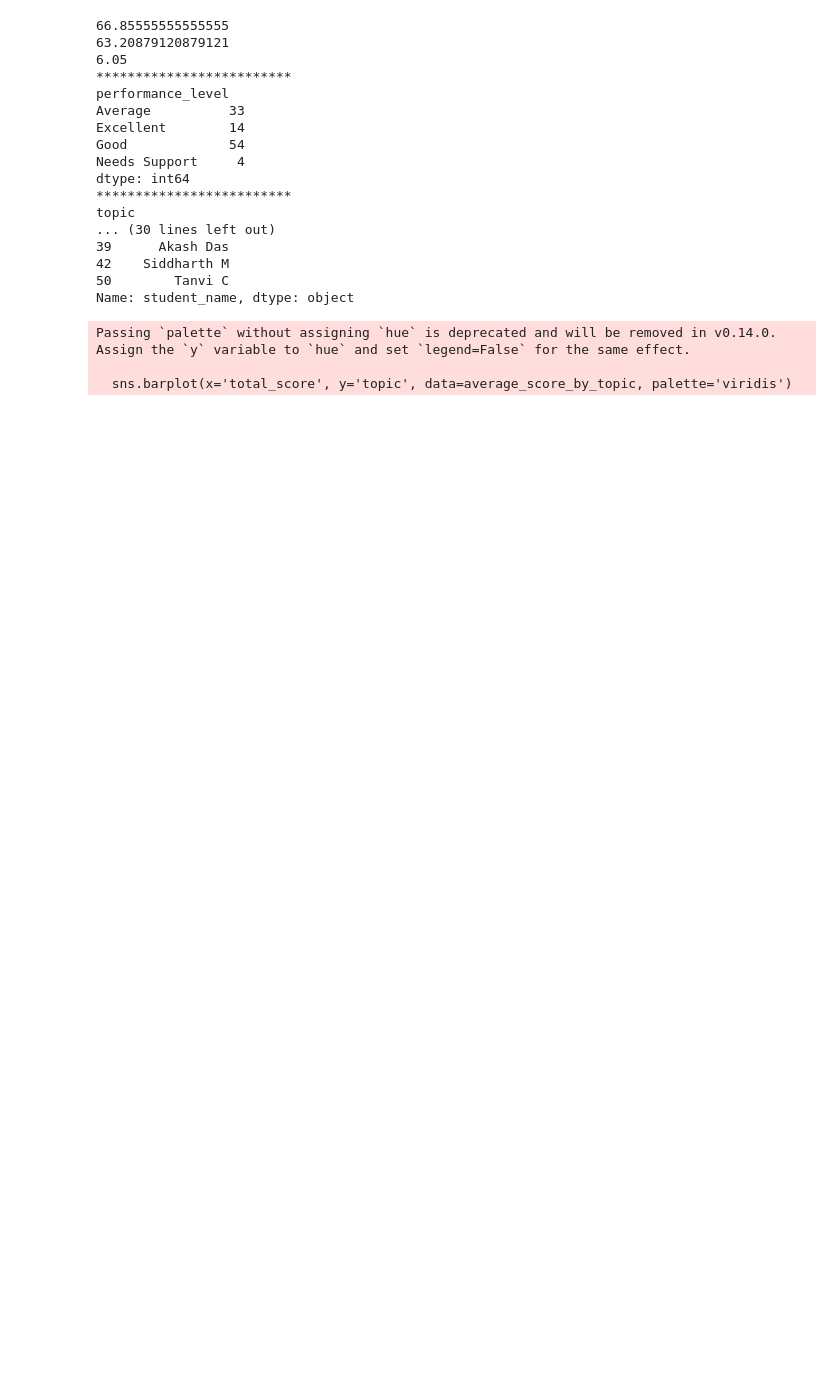
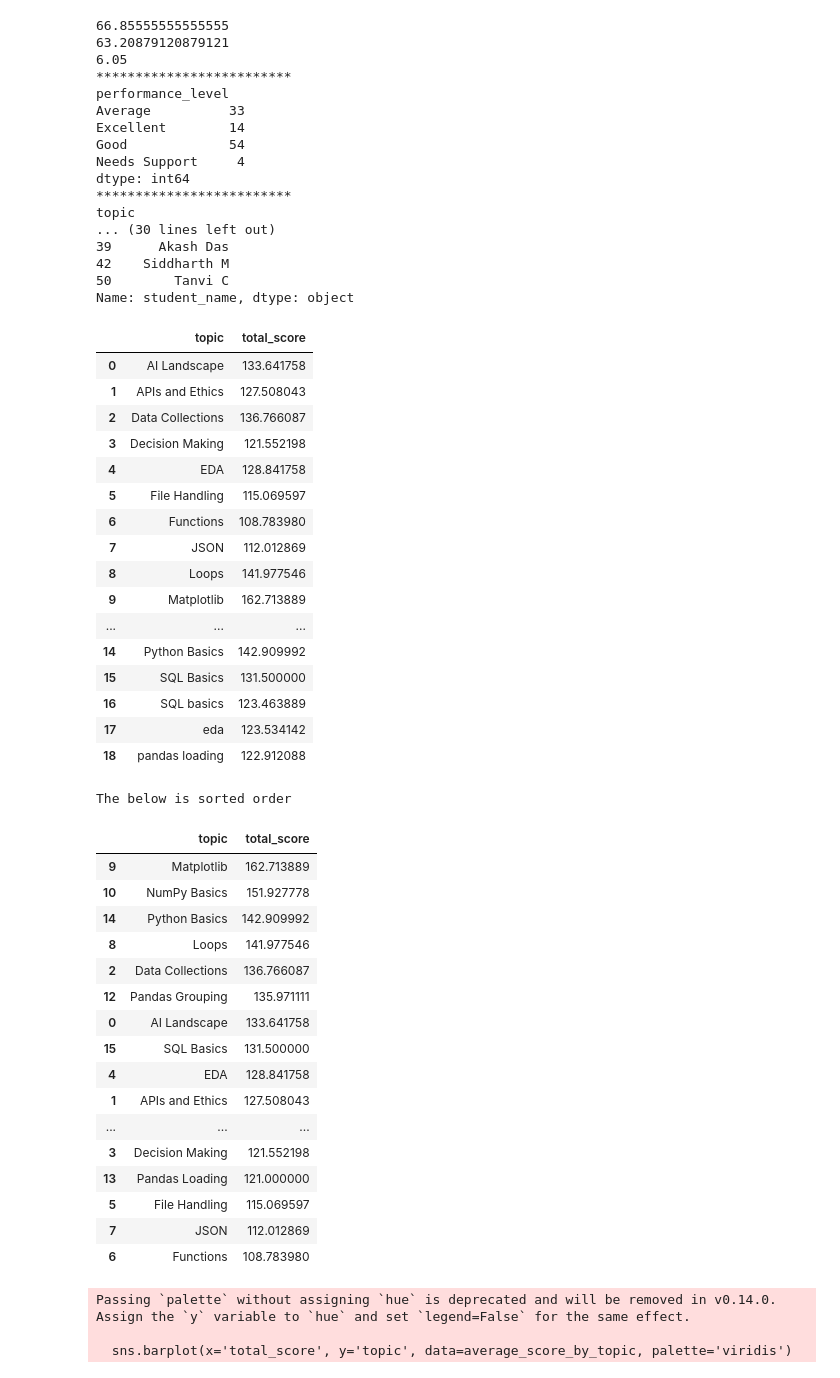
Before and after one commit to shanmukh-29/my-first-repo, a Jupyter notebook: MiniProject_1.ipynb, the cells around one changed output. Saved outputs shown, nothing was run; the diff lists cells and outputs as text; code cells hidden in the pictures; blank space fills up the shorter version.

```diff
--- a/MiniProject_1.ipynb
+++ b/MiniProject_1.ipynb
@@ -90,22 +90,61 @@ Name: student_name, dtype: object
 # %%
 import matplotlib.pyplot as plt
 import seaborn as sns
 
-df=pd.read_csv('cleaned_ai_learning_lab.csv')
 df['total_score']=df['assignment_score']+df['quiz_score']
 
 average_score_by_topic = df.groupby('topic')['total_score'].mean().reset_index()
 
+display(average_score_by_topic)
+
+
 average_score_by_topic = average_score_by_topic.sort_values(by='total_score', ascending=False)
+print('The below is sorted order')
+display(average_score_by_topic)
 
 plt.figure(figsize=(12, 7))
 sns.barplot(x='total_score', y='topic', data=average_score_by_topic, palette='viridis')
 plt.title('Average Total Score by Topic')
 plt.xlabel('Average Total Score')
 plt.ylabel('Topic')
 plt.show()
 # %% [output]
+|  | topic | total_score |
+| 0 | AI Landscape | 133.641758 |
+| 1 | APIs and Ethics | 127.508043 |
+| 2 | Data Collections | 136.766087 |
+| 3 | Decision Making | 121.552198 |
+| 4 | EDA | 128.841758 |
+| 5 | File Handling | 115.069597 |
+| 6 | Functions | 108.783980 |
+| 7 | JSON | 112.012869 |
+| 8 | Loops | 141.977546 |
+| 9 | Matplotlib | 162.713889 |
+| ... | ... | ... |
+| 14 | Python Basics | 142.909992 |
+| 15 | SQL Basics | 131.500000 |
+| 16 | SQL basics | 123.463889 |
+| 17 | eda | 123.534142 |
+| 18 | pandas loading | 122.912088 |
-Passing `palette` without assigning `hue` is deprecated and will be removed in v0.14.0. Assign the `y` variable to `hue` and set `legend=False` for the same effect.
-
-  sns.barplot(x='total_score', y='topic', data=average_score_by_topic, palette='viridis')
+The below is sorted order
+|  | topic | total_score |
+| 9 | Matplotlib | 162.713889 |
+| 10 | NumPy Basics | 151.927778 |
+| 14 | Python Basics | 142.909992 |
+| 8 | Loops | 141.977546 |
+| 2 | Data Collections | 136.766087 |
+| 12 | Pandas Grouping | 135.971111 |
+| 0 | AI Landscape | 133.641758 |
+| 15 | SQL Basics | 131.500000 |
+| 4 | EDA | 128.841758 |
+| 1 | APIs and Ethics | 127.508043 |
+| ... | ... | ... |
+| 3 | Decision Making | 121.552198 |
+| 13 | Pandas Loading | 121.000000 |
+| 5 | File Handling | 115.069597 |
+| 7 | JSON | 112.012869 |
+| 6 | Functions | 108.783980 |
+Passing `palette` without assigning `hue` is deprecated and will be removed in v0.14.0. Assign the `y` variable to `hue` and set `legend=False` for the same effect.
+
+  sns.barplot(x='total_score', y='topic', data=average_score_by_topic, palette='viridis')
 [figure]
```
Also changed, not shown: parts of 3 cells of this notebook.
